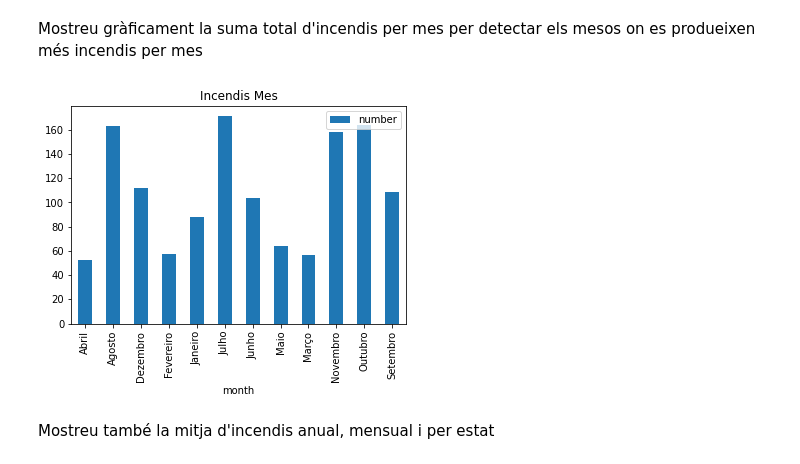
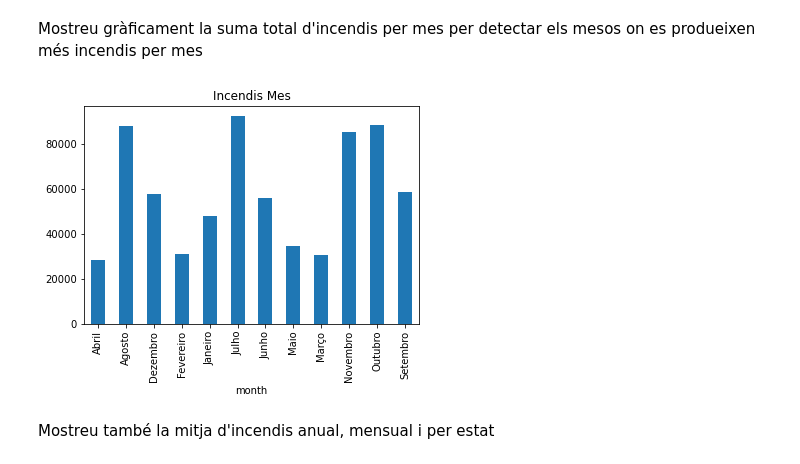
Before and after one commit to gcfp/M03, a Jupyter notebook: actividad-pandas/Alumnes_Llibreries_científiques_en_Python_pandas_.ipynb, the cells around one changed output. Saved outputs shown, nothing was run; the diff lists cells and outputs as text; code cells hidden in the pictures.

```diff
--- a/actividad-pandas/Alumnes_Llibreries_científiques_en_Python_pandas_.ipynb
+++ b/actividad-pandas/Alumnes_Llibreries_científiques_en_Python_pandas_.ipynb
@@ -104,12 +104,12 @@ plt.show()
 # %% [markdown]
 Mostreu gràficament la suma total d'incendis per mes per detectar els mesos on es produeixen més incendis per mes
 # %%
-incendisMes = dataAmazon.groupby('month').agg({'number':'mean'})
+incendisMes = dataAmazon.groupby('month').agg('number').sum()
 incendisMes.plot(kind='bar')
 plt.title('Incendis Mes')
 plt.show()
 # %% [output]
-[figure, old version]
+[figure, new version]
 # %% [markdown]
 Mostreu també la mitja d'incendis anual, mensual i per estat
 # %% [markdown]
```
